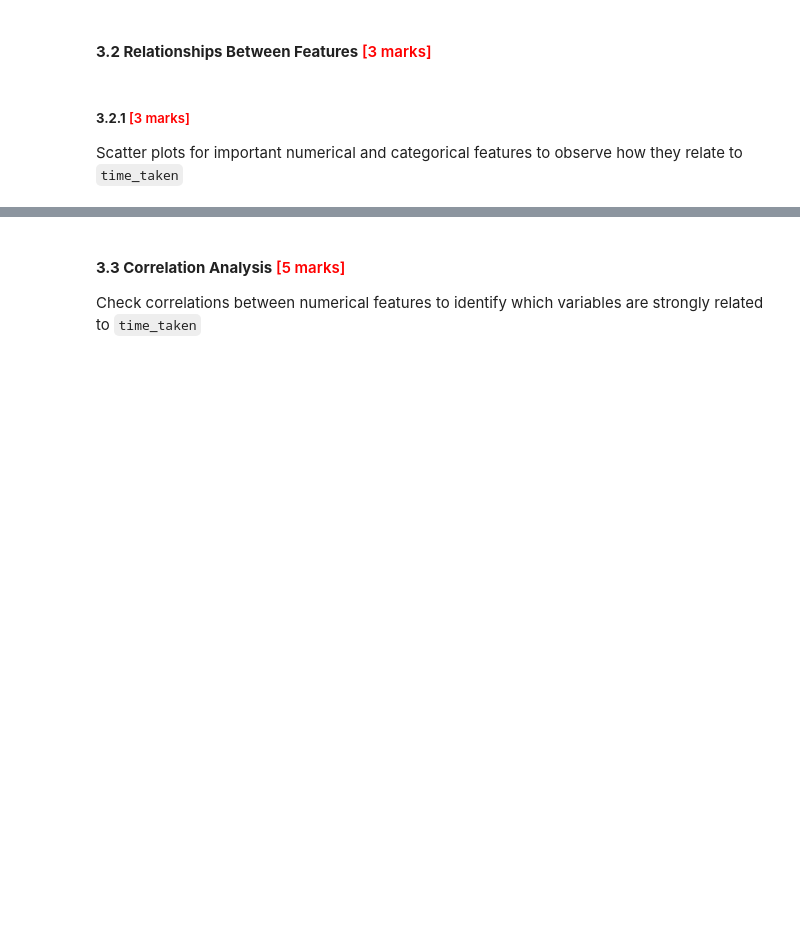
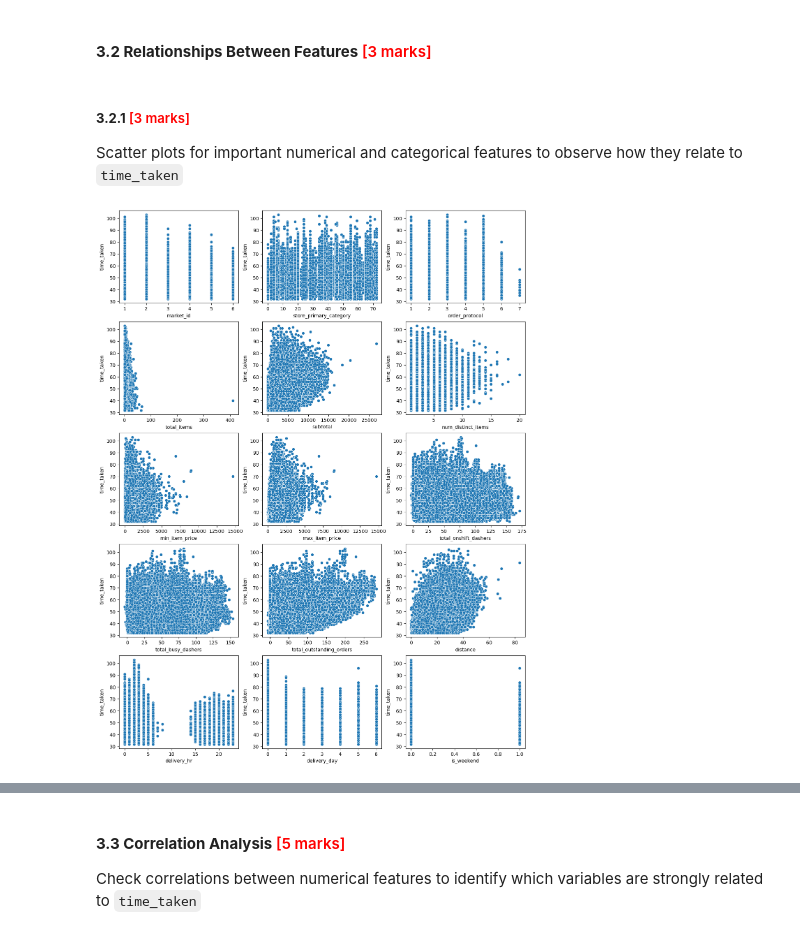
Before and after one commit to avanindra3/LR_Delivery_Time_Prediction, a Jupyter notebook: LR_Delivery_Time_Estimation_Starter_1.ipynb, the cells around one changed output, grey strips where cells are left out. Drawn from its saved outputs; the diff is of its cells as text; code cells hidden in the pictures; blank space fills up the shorter version.

```diff
--- a/LR_Delivery_Time_Estimation_Starter_1.ipynb
+++ b/LR_Delivery_Time_Estimation_Starter_1.ipynb
@@ -248,0 +338,11 @@ Scatter plots for important numerical and categorical features to observe how th
+# %%
+# Scatter plot to visualise the relationship between time_taken and other features
+feature_list = train_data.columns.tolist()
+feature_list.remove('time_taken')
+plt.figure(figsize=(15, 20))
+for i in range(len(feature_list)):
+    plt.subplot(5,3,i+1)
+    sns.scatterplot(x=train_data[feature_list[i]], y=train_data['time_taken'])
+plt.show()
+# %% [output]
+[figure, added]
```
Also changed, not shown: parts of 46 cells of this notebook.
